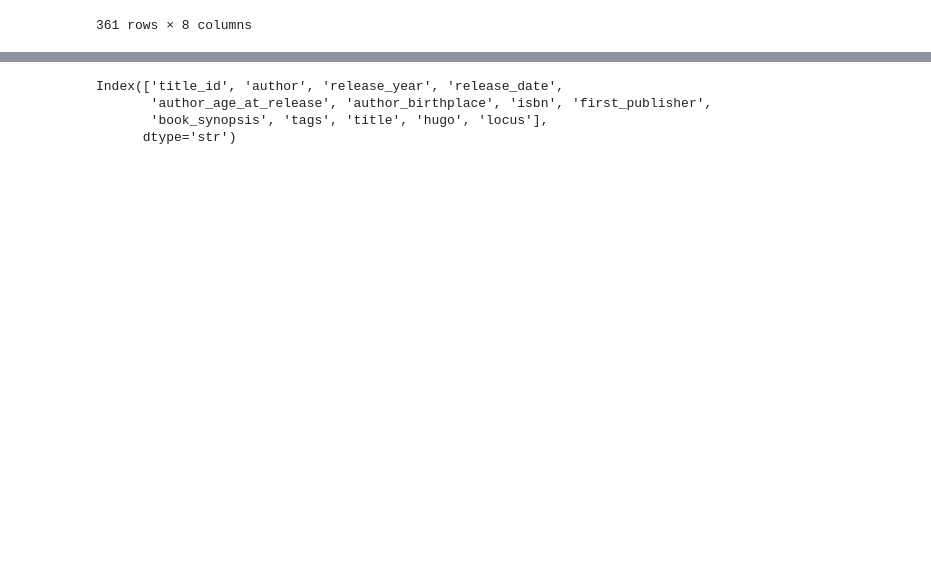
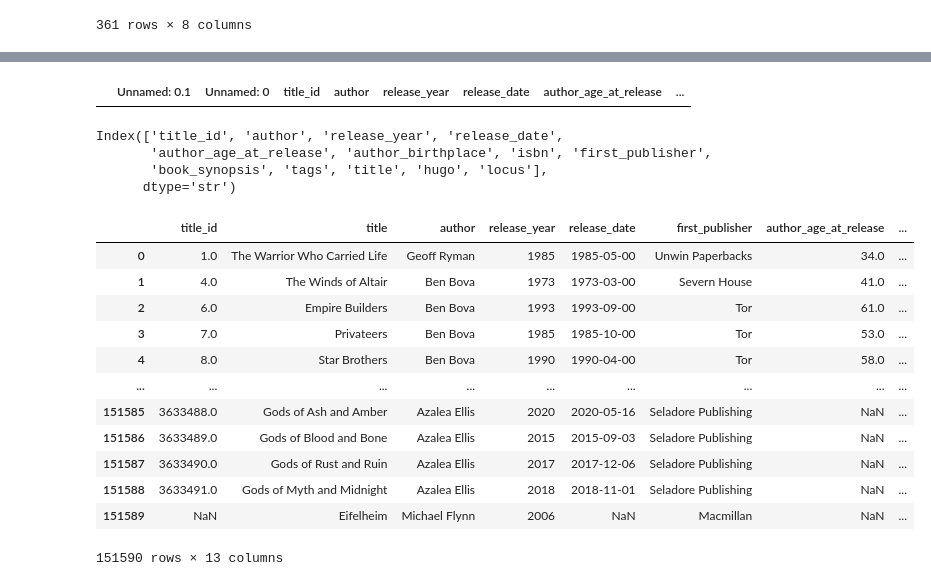
Before and after one commit to Erdos-Projects/summer26-nomination-worthy-books, a Jupyter notebook: data/format_missing_finalists.ipynb, the cells around one changed output, grey strips where cells are left out. Drawn from its saved outputs; the diff is of its cells as text; code cells hidden in the pictures; blank space fills up the shorter version.

Commit message:
Another duplicate filter

```diff
--- a/data/format_missing_finalists.ipynb
+++ b/data/format_missing_finalists.ipynb
@@ -90,6 +90,26 @@ missing_finalists
 | 356 | 9.781251e+12 | The Tomb of Dragons | Katherine Addison | 2025 | [Fantasy, Fiction, Science Fictio... | False | True | Tor Books | Thara Celehar has lost his abilit... |
 # %%
 previous_dataset = pd.read_csv('isfdb-hardcover-hugo.csv')
+# %%
+# drop duplicates, save all authors when each duplicate is due to different author
+duplicates = previous_dataset[previous_dataset['title_id'].duplicated(keep=False)].sort_values(by='title_id')
+
+for title_id in duplicates['title_id'].tolist():
+    duplicatebooks = duplicates[duplicates['title_id'] == title_id]
+    authors = duplicatebooks['author'].tolist()
+    unique_authors = list(set(authors))
+    if len(unique_authors) == 0:
+        authorlist = unique_authors[0]
+    else:
+        authorlist = ', '.join(unique_authors)
+    previous_dataset.loc[previous_dataset['title_id'] == title_id, 'author'] = authorlist
+# %%
+# drop duplicates
+previous_dataset = previous_dataset.drop_duplicates('title_id', keep='first', ignore_index=True)
+# %%
+previous_dataset[previous_dataset['title_id'].duplicated(keep=False)].sort_values(by='title_id')
+# %% [output]
+|  | Unnamed: 0.1 | Unnamed: 0 | title_id | author | release_year | release_date | author_age_at_release | ... |
 # %%
 full_dataset = pd.concat([previous_dataset, missing_finalists], ignore_index=True)
 # %%
@@ -108,5 +128,22 @@ Index(['title_id', 'author', 'release_year', 'release_date',
 full_dataset = full_dataset[['title_id', 'title', 'author', 'release_year', 'release_date', 'first_publisher',
        'author_age_at_release', 'author_birthplace', 'isbn',
        'book_synopsis', 'tags',  'hugo', 'locus']]
+# %%
+# want to make sure there are no duplicates
+full_dataset.drop_duplicates(['title_id'])
+# %% [output]
+|  | title_id | title | author | release_year | release_date | first_publisher | author_age_at_release | ... |
+| 0 | 1.0 | The Warrior Who Carried Life | Geoff Ryman | 1985 | 1985-05-00 | Unwin Paperbacks | 34.0 | ... |
+| 1 | 4.0 | The Winds of Altair | Ben Bova | 1973 | 1973-03-00 | Severn House | 41.0 | ... |
+| 2 | 6.0 | Empire Builders | Ben Bova | 1993 | 1993-09-00 | Tor | 61.0 | ... |
+| 3 | 7.0 | Privateers | Ben Bova | 1985 | 1985-10-00 | Tor | 53.0 | ... |
+| 4 | 8.0 | Star Brothers | Ben Bova | 1990 | 1990-04-00 | Tor | 58.0 | ... |
+| ... | ... | ... | ... | ... | ... | ... | ... | ... |
+| 151585 | 3633488.0 | Gods of Ash and Amber | Azalea Ellis | 2020 | 2020-05-16 | Seladore Publishing | NaN | ... |
+| 151586 | 3633489.0 | Gods of Blood and Bone | Azalea Ellis | 2015 | 2015-09-03 | Seladore Publishing | NaN | ... |
+| 151587 | 3633490.0 | Gods of Rust and Ruin | Azalea Ellis | 2017 | 2017-12-06 | Seladore Publishing | NaN | ... |
+| 151588 | 3633491.0 | Gods of Myth and Midnight | Azalea Ellis | 2018 | 2018-11-01 | Seladore Publishing | NaN | ... |
+| 151589 | NaN | Eifelheim | Michael Flynn | 2006 | NaN | Macmillan | NaN | ... |
+151590 rows × 13 columns
 # %%
 full_dataset.to_csv("final_book_dataset.csv", sep='\t')
```
Also changed, not shown: 1 other file.
